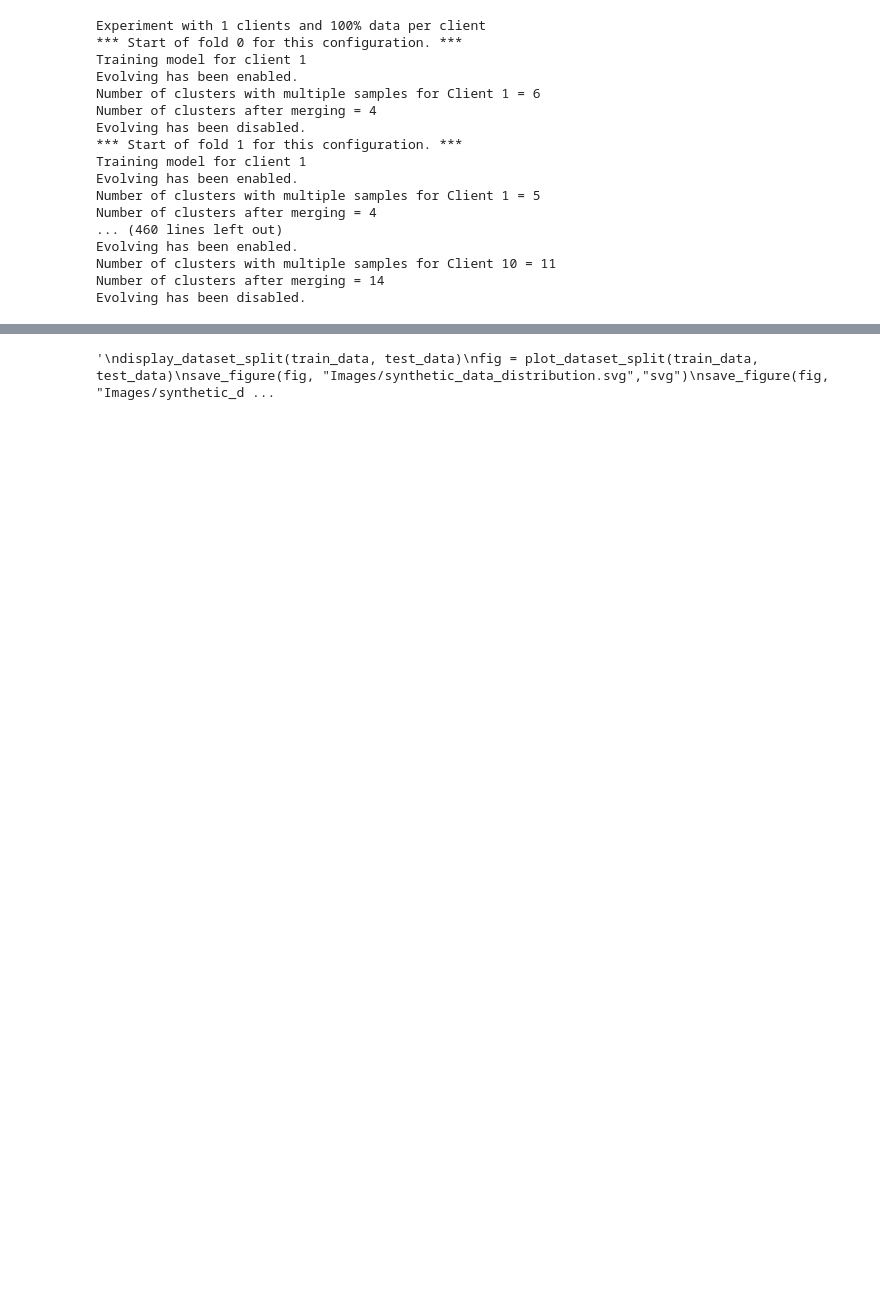
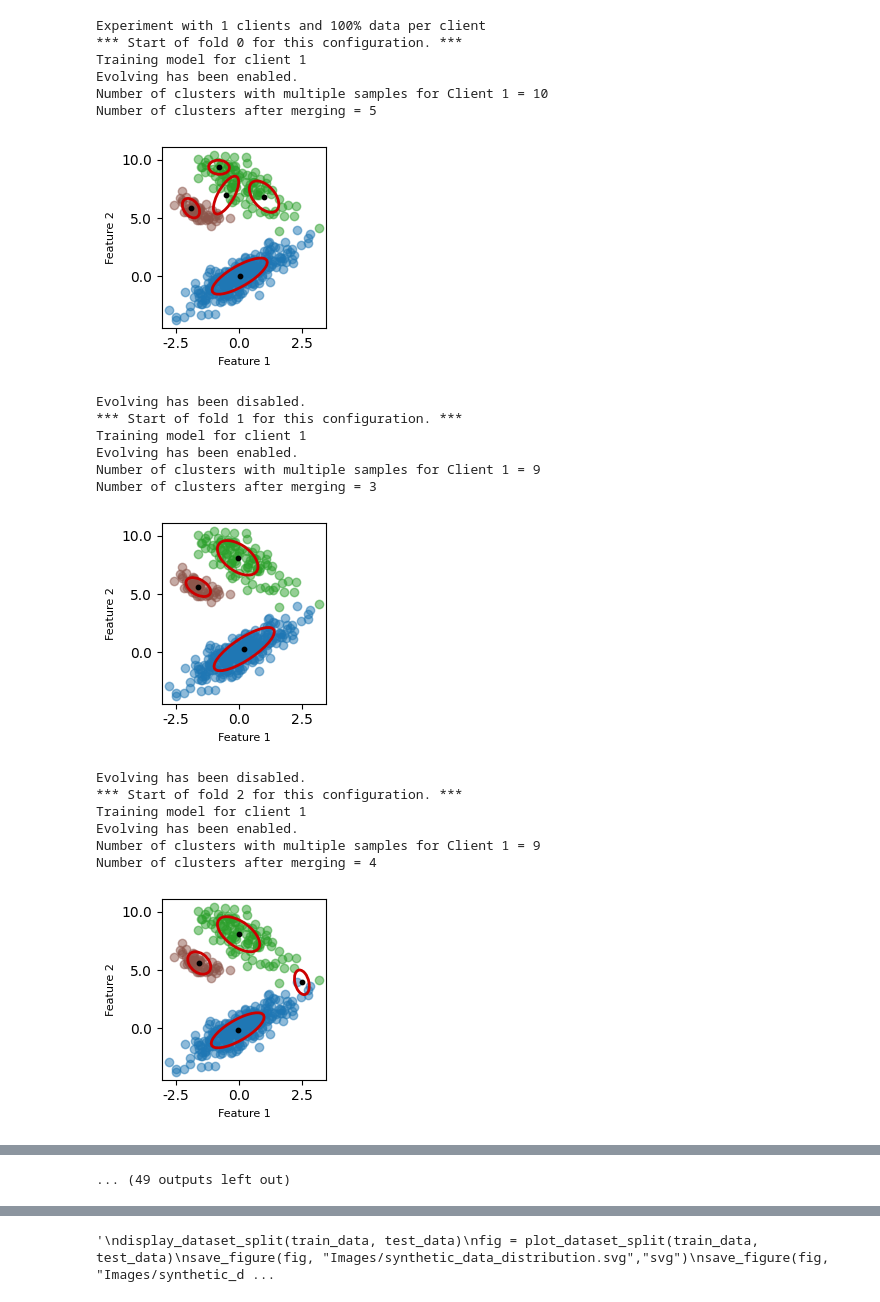
Before and after one commit to mihaozbot/eGAUSSp_Python, a Jupyter notebook: synthetic_experiment.ipynb, the cells around one changed output, grey strips where cells are left out. Saved outputs shown, nothing was run; the diff lists cells and outputs as text; code cells hidden in the pictures; blank space fills up the shorter version.

```diff
--- a/synthetic_experiment.ipynb
+++ b/synthetic_experiment.ipynb
@@ -28,21 +28,23 @@ print("CUDA not available. Using CPU.")
 local_model_params = {
     "feature_dim": 2,
     "num_classes": 3,
-    "kappa_n": 2,
+    "kappa_n": 1,
     "num_sigma": 2,
-    "kappa_join": 0.6, #to show the effects of the federated learning, this has to be large
-    "S_0": 1e-4,
-    "c_max": 3,
+    "kappa_join": 0.7, #to show the effects of the federated learning, this has to be large
+    "S_0": 1e-8,
+    "N_r": 8,
+    "c_max": 1000,
     "device": device
 }
 federated_model_params = {
     "feature_dim": 2,
     "num_classes": 3,
-    "kappa_n": 2,
+    "kappa_n": 1,
     "num_sigma": 2,
-    "kappa_join": 1.5,
-    "S_0": 1e-4,
-    "c_max": 3,
+    "kappa_join": 1.0,
+    "S_0": 1e-8,
+    "N_r": 8,
+    "c_max": 1000,
     "device": device
 }
 # %% [output]
@@ -126,12 +128,7 @@ for num_clients in num_clients_options:
                 train_data, test_data, all_data = prepare_k_fold_federated_dataset(
                     X, y, train_index, test_index, num_clients, data_percentage)
 
-                #Create the models
-                if num_clients == 1:
-                    local_models = [eGAUSSp(**federated_model_params)]
-                else:
-                    local_models = [eGAUSSp(**local_model_params) for _ in range(num_clients)]
-
+                local_models = [eGAUSSp(**local_model_params) for _ in range(num_clients)]
                 federated_model = eGAUSSp(**federated_model_params)
 
                 #federated_model.toggle_debugging(True)
@@ -162,15 +159,13 @@ for num_clients in num_clients_options:
                     num_agregated_clusters = torch.sum(federated_model.n[:federated_model.c] > 1).item()
                     all_agregated_clusters.append(num_agregated_clusters)
 
-                    #Plot local models
-                    '''
-                    if  num_clients == 3 and  data_percentage == 0.33 and i_fold == (num_splits-1):
+                #Merge the federated model clusters
+                #print(f"\nNumber of clusters after transfer = {federated_model.c}")
+                federated_model.federal_agent.federated_merging()
 
-                        #Plot the local models
-                        fig = plot_first_feature_horizontal(train_data[client_idx], model=client_model, num_sigma=2, N_max=1, title=f"Local model {client_idx+1}")
-                        save_figure(fig, f"Images/synthetic_model_{client_idx+1}.svg", "svg")
-                        save_figure(fig, f"Images/synthetic_local_model_{client_idx+1}.pdf","pdf")
-                    '''
+                num_federated_clusters = torch.sum(federated_model.n[:federated_model.c] > 1).item()
+                print(f"Number of clusters after merging = {federated_model.c}")
+                all_federated_clusters.append(num_federated_clusters)
 
                 #Plot the Aggregated model
                 '''
@@ -180,49 +175,48 @@ for num_clients in num_clients_options:
                     save_figure(fig, "Images/synthetic_federated_pre_merge.pdf","pdf")
                 '''
 
-                #Merge the federated model clusters
-                #print(f"\nNumber of clusters after transfer = {federated_model.c}")
-                federated_model.federal_agent.federated_merging()
-                num_federated_clusters = torch.sum(federated_model.n[:federated_model.c] > 1).item()
-                print(f"Number of clusters after merging = {federated_model.c}")
-                all_federated_clusters.append(num_federated_clusters)
+                fig = plot_first_feature_horizontal(all_data, model=federated_model, num_sigma=2, N_max=1, title="")
 
                 #Test the federated model
                 #calculate_unsupervised_metrics()
                 _,_, cluster_assignment = test_model(federated_model, test_data)
 
                 federated_metrics = calculate_unsupervised_metrics(cluster_assignment, test_data)
                 #num_params = federated_model.c*(federated_model.feature_dim**2 + federated_model.feature_dim +1)
                 #bic = compute_bic(cluster_assignment.detach().numpy(), num_params)
                 all_federated_metrics.append(federated_metrics)
                 #all_federated_bic.append(bic)
 
             # After completing the folds, store the results for this configuration
             config_result = {
                 "num_clients": num_clients,
                 "data_percentage": data_percentage,
                 "client_clusters": all_client_clusters,
                 "aggregated_clusters": all_agregated_clusters,
                 "federated_metrics": all_federated_metrics,
                 "federated_clusters": all_federated_clusters,
                 "num_of_samples": samples_per_class_per_client
             }
             experiment_results.append(config_result)
 # %% [output]
 Experiment with 1 clients and 100% data per client
 *** Start of fold 0 for this configuration. ***
 Training model for client 1
 Evolving has been enabled.
-Number of clusters with multiple samples for Client 1 = 6
-Number of clusters after merging = 4
-Evolving has been disabled.
-*** Start of fold 1 for this configuration. ***
-Training model for client 1
-Evolving has been enabled.
-Number of clusters with multiple samples for Client 1 = 5
-Number of clusters after merging = 4
-... (460 lines left out)
-Evolving has been enabled.
-Number of clusters with multiple samples for Client 10 = 11
-Number of clusters after merging = 14
-Evolving has been disabled.
+Number of clusters with multiple samples for Client 1 = 10
+Number of clusters after merging = 5
+[figure, added]
+Evolving has been disabled.
+*** Start of fold 1 for this configuration. ***
+Training model for client 1
+Evolving has been enabled.
+Number of clusters with multiple samples for Client 1 = 9
+Number of clusters after merging = 3
+[figure, added]
+Evolving has been disabled.
+*** Start of fold 2 for this configuration. ***
+Training model for client 1
+Evolving has been enabled.
+Number of clusters with multiple samples for Client 1 = 9
+Number of clusters after merging = 4
+[figure, added]
@@ -229,3 +252,4 @@ Evolving has been disabled.
+... (49 outputs left out)
 # %%
 # Non IID experiment
 # Define the specific configurations of interest
```
Also changed, not shown: parts of 5 cells of this notebook, 16 other files.
